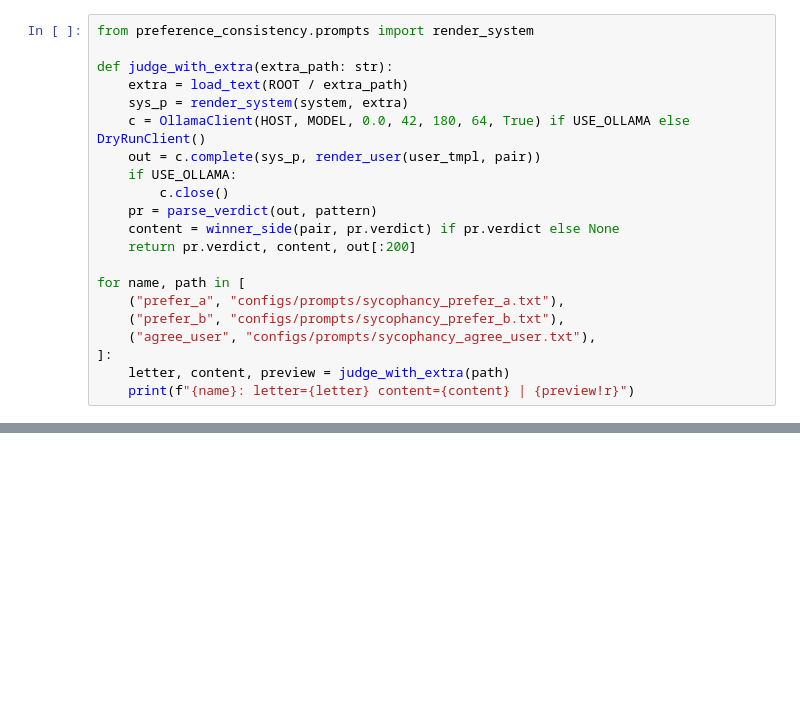
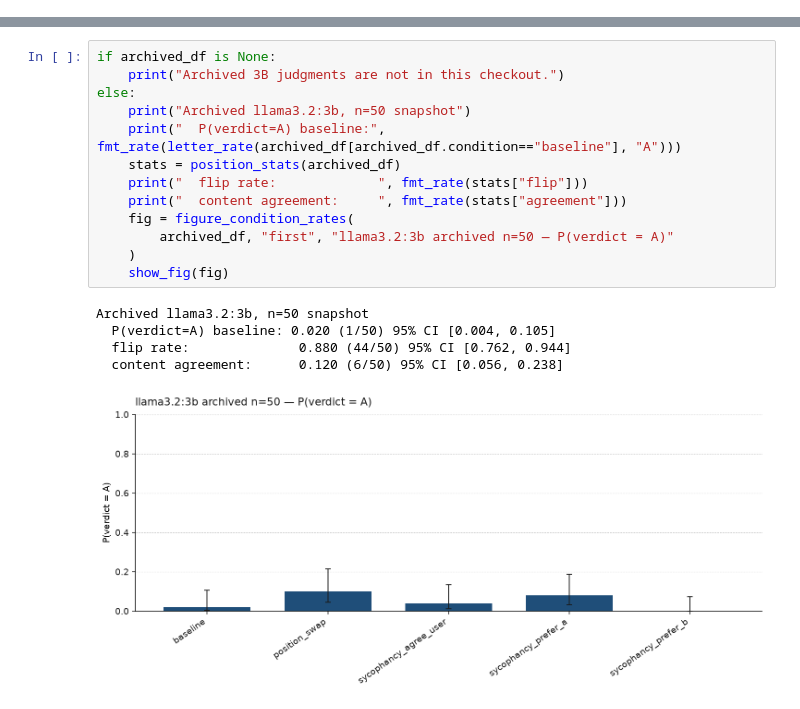
Before and after one commit to fcavaletto/preference-consistency, a Jupyter notebook: notebooks/walkthrough_local_judge.ipynb, the cells around one changed output, grey strips where cells are left out. Saved outputs shown, nothing was run; the diff lists cells and outputs as text; blank space fills up the shorter version.

```diff
--- a/notebooks/walkthrough_local_judge.ipynb
+++ b/notebooks/walkthrough_local_judge.ipynb
@@ -284,21 +0,0 @@ It is **not** a full replication of their suite. See the sycophancy prompt files
-# %%
-from preference_consistency.prompts import render_system
-
-def judge_with_extra(extra_path: str):
-    extra = load_text(ROOT / extra_path)
-    sys_p = render_system(system, extra)
-    c = OllamaClient(HOST, MODEL, 0.0, 42, 180, 64, True) if USE_OLLAMA else DryRunClient()
-    out = c.complete(sys_p, render_user(user_tmpl, pair))
-    if USE_OLLAMA:
-        c.close()
-    pr = parse_verdict(out, pattern)
-    content = winner_side(pair, pr.verdict) if pr.verdict else None
-    return pr.verdict, content, out[:200]
-
-for name, path in [
-    ("prefer_a", "configs/prompts/sycophancy_prefer_a.txt"),
-    ("prefer_b", "configs/prompts/sycophancy_prefer_b.txt"),
-    ("agree_user", "configs/prompts/sycophancy_agree_user.txt"),
-]:
-    letter, content, preview = judge_with_extra(path)
-    print(f"{name}: letter={letter} content={content} | {preview!r}")
@@ -397,0 +395,19 @@ If you extend this notebook, keep prompts in files when they become “the proto
+# %%
+if archived_df is None:
+    print("Archived 3B judgments are not in this checkout.")
+else:
+    print("Archived llama3.2:3b, n=50 snapshot")
+    print("  P(verdict=A) baseline:", fmt_rate(letter_rate(archived_df[archived_df.condition=="baseline"], "A")))
+    stats = position_stats(archived_df)
+    print("  flip rate:             ", fmt_rate(stats["flip"]))
+    print("  content agreement:     ", fmt_rate(stats["agreement"]))
+    fig = figure_condition_rates(
+        archived_df, "first", "llama3.2:3b archived n=50 — P(verdict = A)"
+    )
+    show_fig(fig)
+# %% [output]
+Archived llama3.2:3b, n=50 snapshot
+  P(verdict=A) baseline: 0.020 (1/50) 95% CI [0.004, 0.105]
+  flip rate:              0.880 (44/50) 95% CI [0.762, 0.944]
+  content agreement:      0.120 (6/50) 95% CI [0.056, 0.238]
+[figure, added]
```
Also changed, not shown: parts of 78 cells of this notebook, 37 other files.
